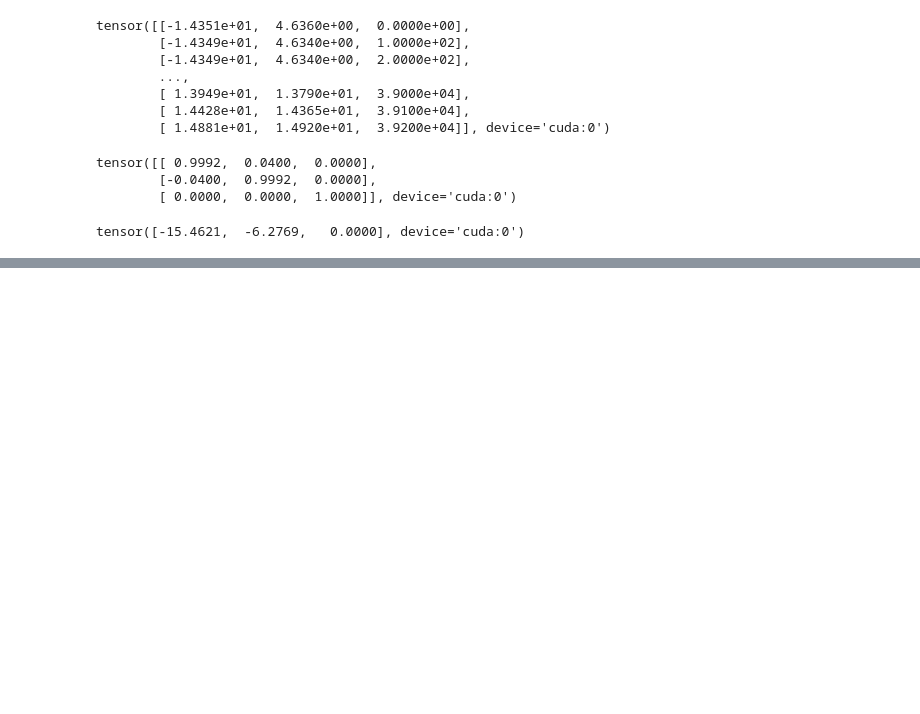
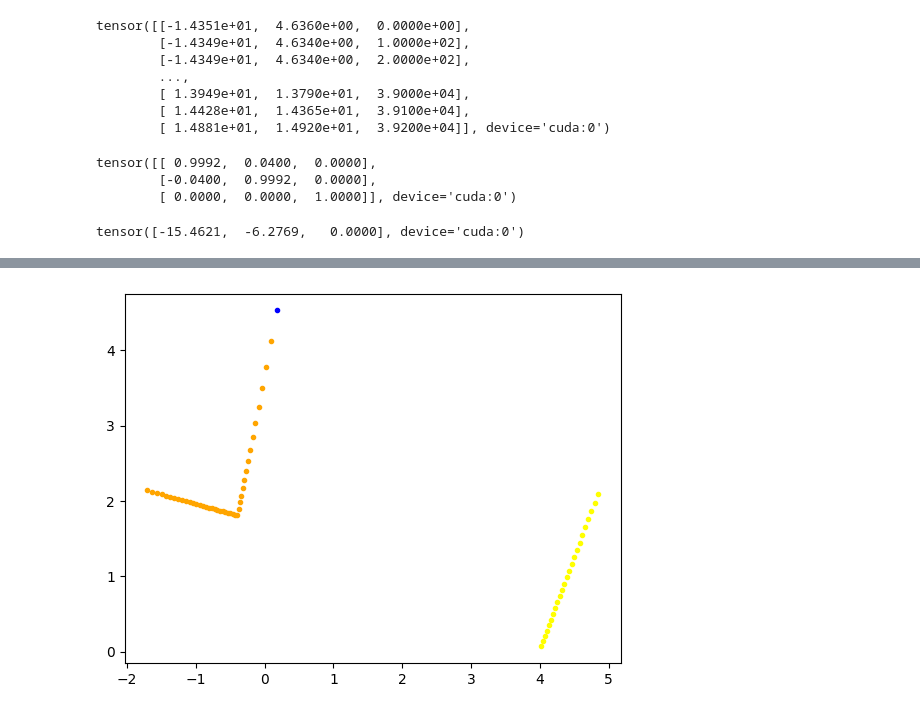
Before and after one commit to Akshit0601/Generating-Gazebo-Environment-Labels, a Jupyter notebook: catvehicle/src/logic_building.ipynb, the cells around one changed output, grey strips where cells are left out. Drawn from its saved outputs; the diff is of its cells as text; code cells hidden in the pictures; blank space fills up the shorter version.

```diff
--- a/catvehicle/src/logic_building.ipynb
+++ b/catvehicle/src/logic_building.ipynb
@@ -103,0 +269,6 @@ plt.show()
+# %%
+m_list = list()
+for i in cluster:
+    if i:
+        m_list.append(np.mean(i,axis=0).tolist())
+m_list = np.array(m_list)
@@ -103,0 +281,23 @@ plt.show()
+# %%
+arr1 = np.array([[ 4.39528485,  0.99289812],
+       [ 0.18490551,  4.52989102],
+       [-0.70995157,  2.22119054]])
+
+arr2 = np.array([[ 4.39487931,  0.99279313],
+       [ 0.18486698,  4.52894719],
+       [-0.70957144,  2.21999399],
+       ])
+
+dist = cdist(arr1,arr2)
+# %%
+cluster.remove([])
+# %%
+for i in range(m_list.shape[0]):
+    id = np.argmin(dist[i]) #id refers to cluster id
+    velocity = dist[i][id]/0.03
+    # print(velocity)
+    # print(cluster[id])
+    for k in cluster[id]:
+        idx = np.where(lidar_data == index_dict[k[0]])[0].item()
+        print(index_dict[k[0]])
+        vel_list[idx] = velocity
@@ -103,0 +376,15 @@ plt.show()
+# %%
+color = ["yellow","red",'blue','orange']
+
+import matplotlib.pyplot as plt
+cnt = 0
+tot = 0
+for i in cluster:
+    for j in i:
+        tot+=1
+        plt.plot(j[0],j[1],color = color[cnt],marker = ".")
+    cnt+=1
+        # print(j)
+plt.show()
+# %% [output]
+[figure, added]
```
Also changed, not shown: parts of 27 cells of this notebook.
